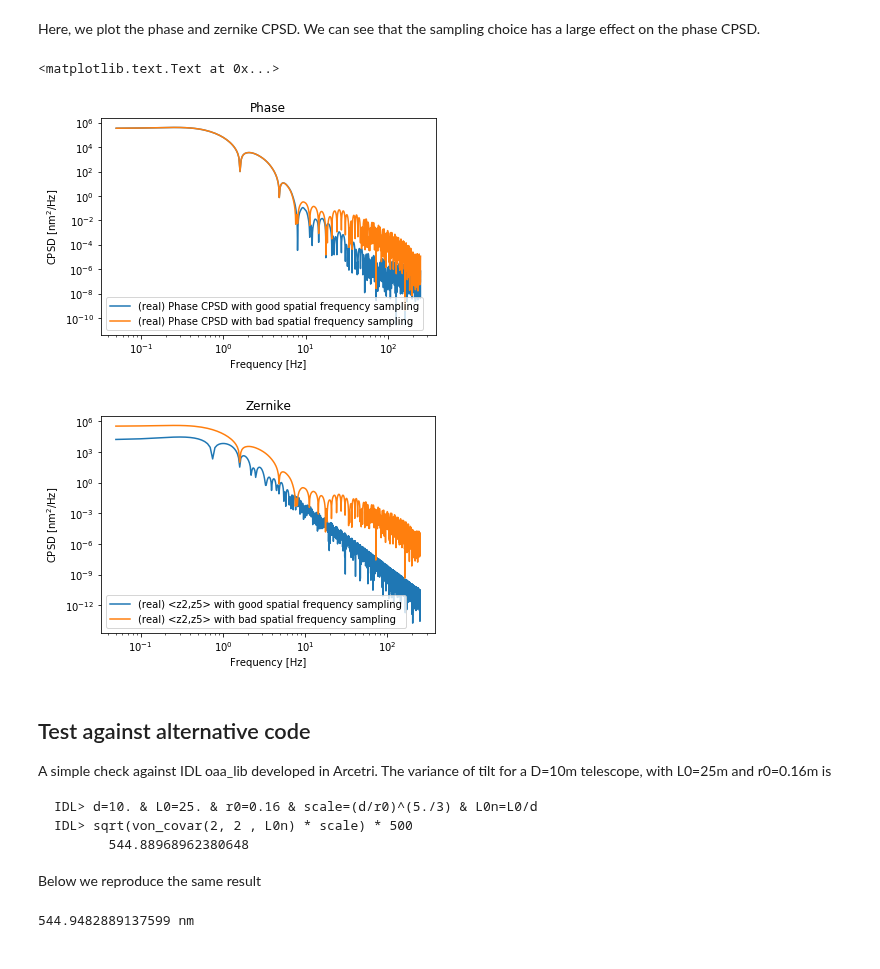
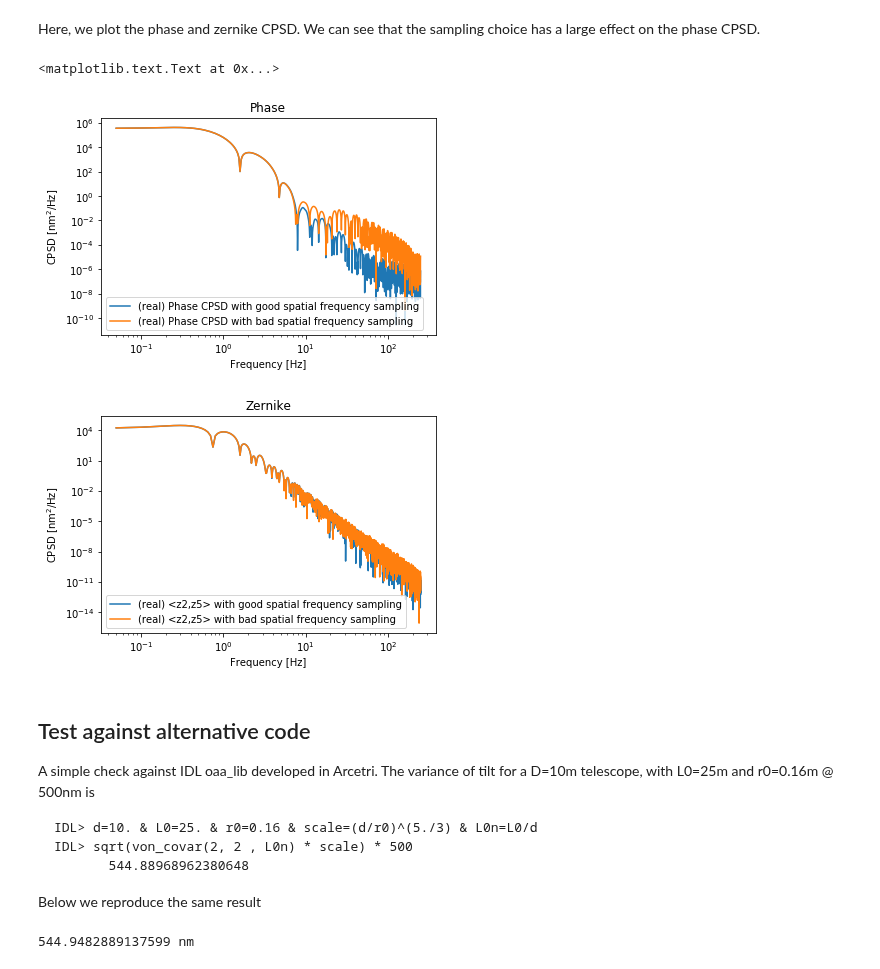
Before and after one commit to ArcetriAdaptiveOptics/arte, a Jupyter notebook: notebook/atmo/CPSD_examples.ipynb, the cells around one changed output. Drawn from its saved outputs; the diff is of its cells as text; code cells hidden in the pictures.

Commit message:
atmo cpsd notebook fixed

````diff
--- a/notebook/atmo/CPSD_examples.ipynb
+++ b/notebook/atmo/CPSD_examples.ipynb
@@ -58,27 +58,27 @@ zernikeCpsdGoodSampling = vk.getZernikeCPSD(j=mode_j, k=mode_k, temp_freqs=temp_
 spat_freqs_bad_sampling = np.logspace(-3, 3, 100)
 vk.setSpatialFrequencies(spat_freqs_bad_sampling)
 phaseCpsdBadSampling = vk.getPhaseCPSD(temp_freqs)
-zernikeCpsd2BadSampling = vk.getZernikeCPSD(j=mode_j, k=mode_k, temp_freqs=temp_freqs)
+zernikeCpsdBadSampling = vk.getZernikeCPSD(j=mode_j, k=mode_k, temp_freqs=temp_freqs)
 # %% [markdown]
 Here, we plot the phase and zernike CPSD.
 We can see that the sampling choice has a large effect on the phase CPSD.
 # %%
 plt.figure(1)
 vk.plotCPSD(phaseCpsdGoodSampling, temp_freqs, 'real', 'log', legend='Phase CPSD with good spatial frequency sampling', wavelength=5e-7)
 vk.plotCPSD(phaseCpsdBadSampling, temp_freqs, 'real', 'log', legend='Phase CPSD with bad spatial frequency sampling',wavelength=5e-7)
 plt.title('Phase')
 
 plt.figure()
 vk.plotCPSD(zernikeCpsdGoodSampling, temp_freqs, 'real', 'log', legend='<z2,z5> with good spatial frequency sampling',wavelength=5e-7)
-vk.plotCPSD(phaseCpsdBadSampling, temp_freqs, 'real', 'log', legend='<z2,z5> with bad spatial frequency sampling', wavelength=5e-7)
+vk.plotCPSD(zernikeCpsdBadSampling, temp_freqs, 'real', 'log', legend='<z2,z5> with bad spatial frequency sampling', wavelength=5e-7)
 plt.title('Zernike')
 # %% [output]
 <matplotlib.text.Text at 0x...>
 [figure]
-[figure, old version]
+[figure, new version]
 # %% [markdown]
 ## Test against alternative code
-A simple check against IDL oaa_lib developed in Arcetri. The variance of tilt for a D=10m telescope, with L0=25m and r0=0.16m is
+A simple check against IDL oaa_lib developed in Arcetri. The variance of tilt for a D=10m telescope, with L0=25m and r0=0.16m @ 500nm is
 
 ```
 IDL> d=10. & L0=25. & r0=0.16 & scale=(d/r0)^(5./3) & L0n=L0/d
````
Also changed, not shown: parts of 2 cells of this notebook.
